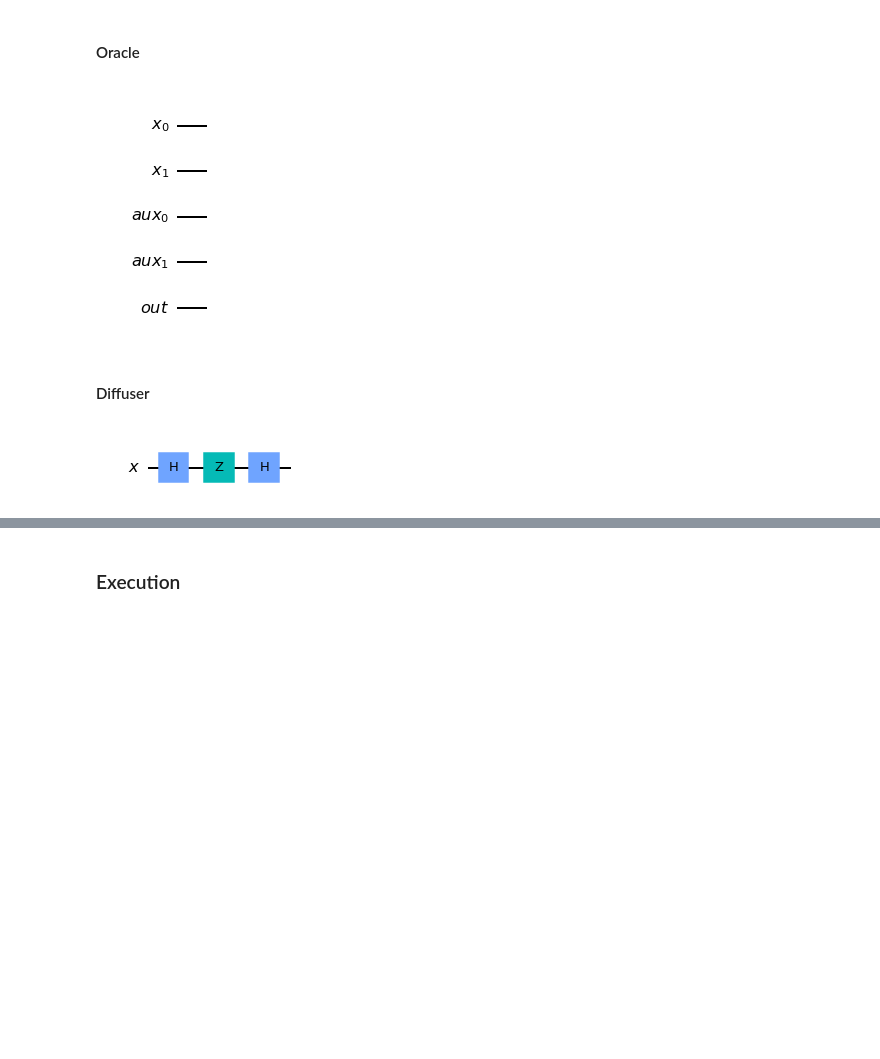
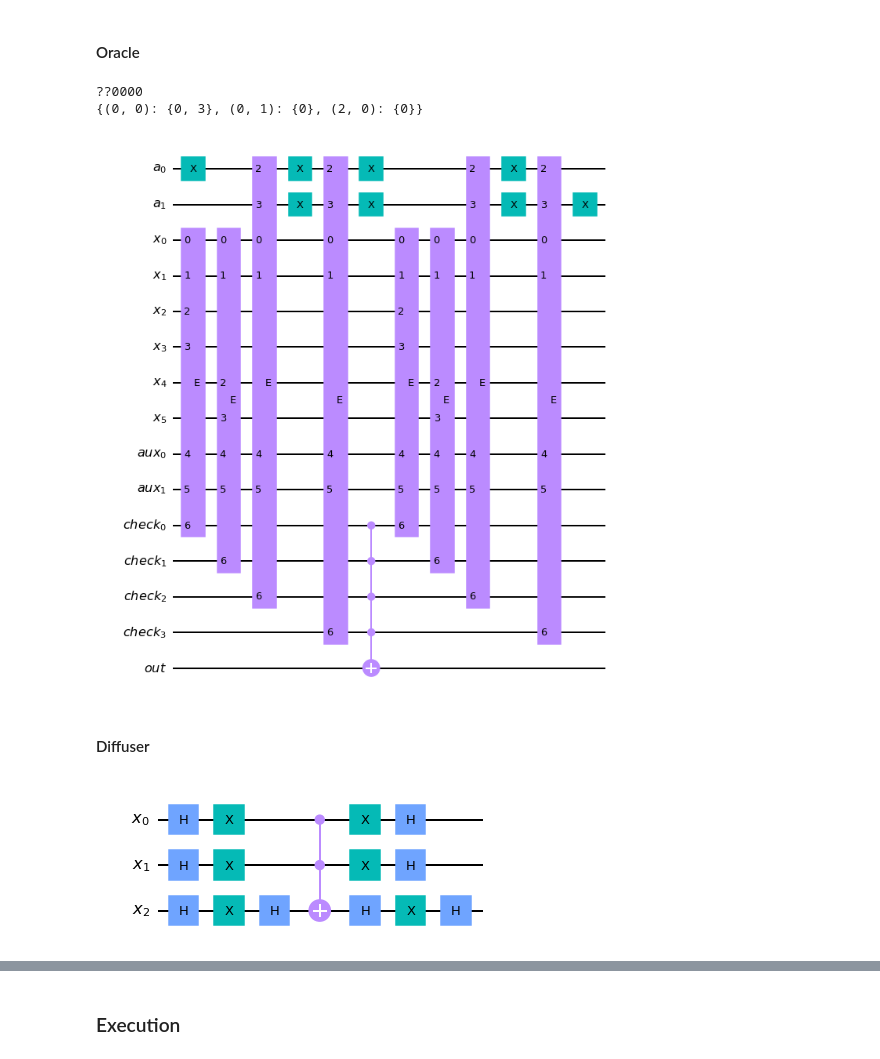
Before and after one commit to kid-116/Mira, a Jupyter notebook: 4x4.ipynb, the cells around one changed output, grey strips where cells are left out. Cells and saved outputs as stored; diff of their text form; code cells hidden in the pictures; blank space fills up the shorter version.

```diff
--- a/4x4.ipynb
+++ b/4x4.ipynb
@@ -250,0 +236,14 @@ print(sudoku.mask)
+# %%
+puzzle = [
+    [3, 0, -1, -1],
+    [2, 1, -1, 3],
+    [-1, 3, -1, 2],
+    [1, -1, 3, -1]
+]
+
+sudoku = Sudoku(puzzle)
+
+print(sudoku.mask)
+print(sudoku)
+print(sudoku.candidates)
+print(sudoku.abs_checks)
@@ -299,46 +301,84 @@ class Oracle:
     def __init__(self, sudoku:Sudoku):
         n = sudoku.num_unknowns * 2
 
+        a = QuantumRegister(2, name='a')
         x = QuantumRegister(n, name='x')
         aux = QuantumRegister(2, name='aux')
-        check = QuantumRegister(len(sudoku.clauses), name='check')
+
+        check = QuantumRegister(len(sudoku.clauses) + len(sudoku.abs_checks), name='check')
         out = QuantumRegister(1, name='out')
 
-        self.qc = QuantumCircuit(x, aux, check, out)
+        self.qc = QuantumCircuit(a, x, aux, check, out)
+
+        def set_a(val):
+            if val == 1:
+                self.qc.x(a[0])
+            elif val == 2:
+                self.qc.x(a[1])
+            elif val == 3:
+                self.qc.x(a[0])
+                self.qc.x(a[1])
 
         def is_valid():
-            for idx, (i, j) in enumerate(sudoku.clauses):
-                self.qc.append(not_equal(), [
-                    2 * i,
-                    2 * i + 1,
-                    2 * j,
-                    2 * j + 1,
+            idx = 0
+
+            for (i, j) in sudoku.clauses:
+                self.qc.append(EqualGate().gate, [
+                    2 + 2 * i,
+                    2 + 2 * i + 1,
+                    2 + 2 * j,
+                    2 + 2 * j + 1,
                     aux0,
                     aux1,
                     check0 + idx
                 ])
+                idx = idx + 1
 
-        aux0 = n
+            for (i, val) in sudoku.abs_checks:
+                set_a(val)
+                self.qc.append(EqualGate().gate, [
+                    2 + 2 * i,
+                    2 + 2 * i + 1,
+                    0,
+                    1,
+                    aux0,
+                    aux1,
+                    check0 + idx
+                ])
+                set_a(val)
+                idx = idx + 1
+
+        aux0 = 2 + n
         aux1 = aux0 + 1
 
         check0 = aux1 + 1
 
         is_valid()
 
         if len(check):
             self.qc.mct(check, out)
 
         is_valid()
 
-
         self.gate = self.qc.to_gate()
         self.gate.name = '$U_f$'
 
+puzzle = [
+    [-1, -1, 2, 1],
+    [2, 1, 0, 3],
+    [-1, 3, 1, 2],
+    [1, 2, 3, 0]
+]
+sudoku = Sudoku(puzzle)
+print(sudoku.mask)
+print(sudoku.candidates)
+
 oracle = Oracle(sudoku)
-
 display_qc(oracle.qc)
 # %% [output]
+??0000
+{(0, 0): {0, 3}, (0, 1): {0}, (2, 0): {0}}
-[figure, old version]
+[figure, new version]
 # %% [markdown]
 #### Diffuser
 # %%
@@ -365,9 +405,9 @@ class Diffuser:
     self.gate = self.qc.to_gate()
     self.gate.name = 'R$_s$'
 
-display_qc(Diffuser(1).qc)
+display_qc(Diffuser(3).qc)
 # %% [output]
-[figure, old version]
+[figure, new version]
 # %%
 class SudokuSolver:
     # theta(t) = (2t+1) * theta = pi/2
```
Also changed, not shown: parts of 21 cells of this notebook, 1 other file.
